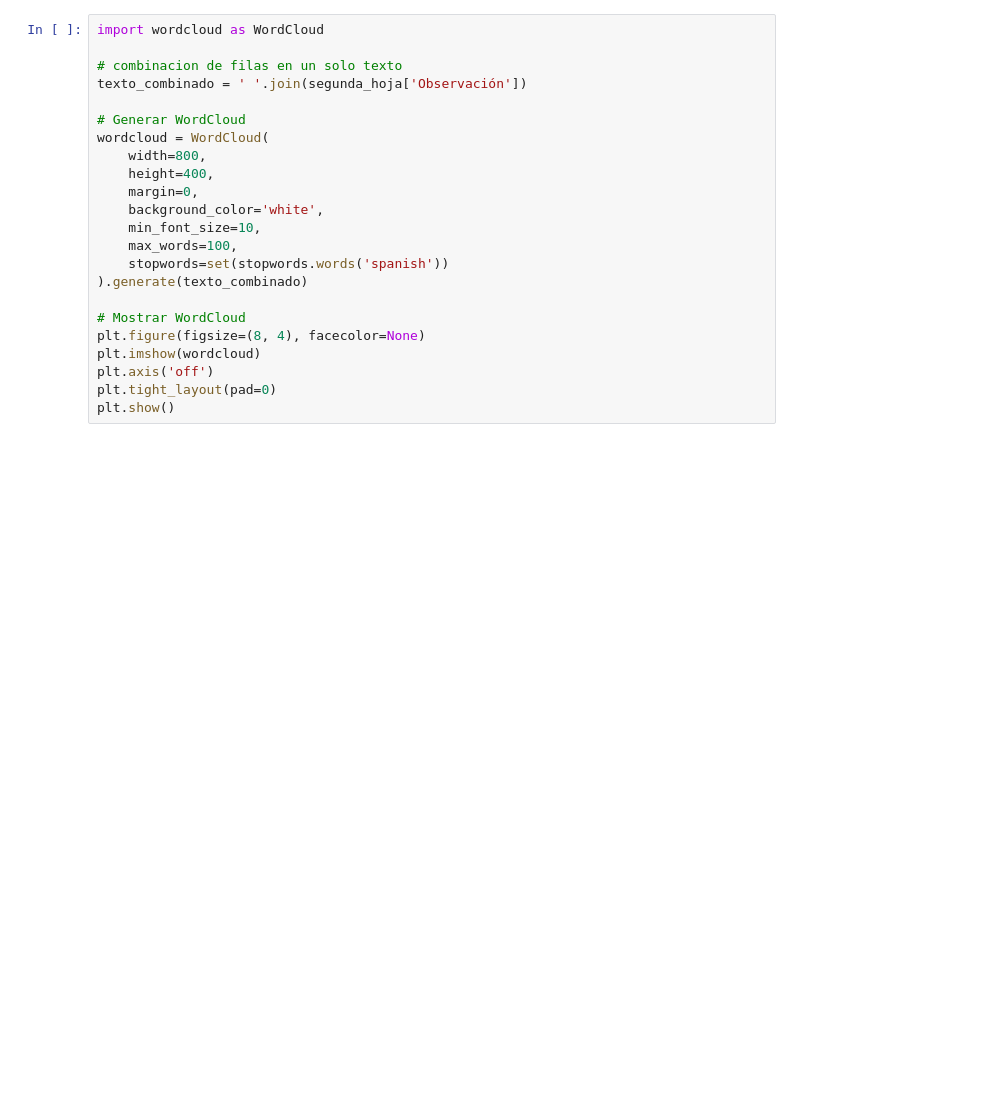
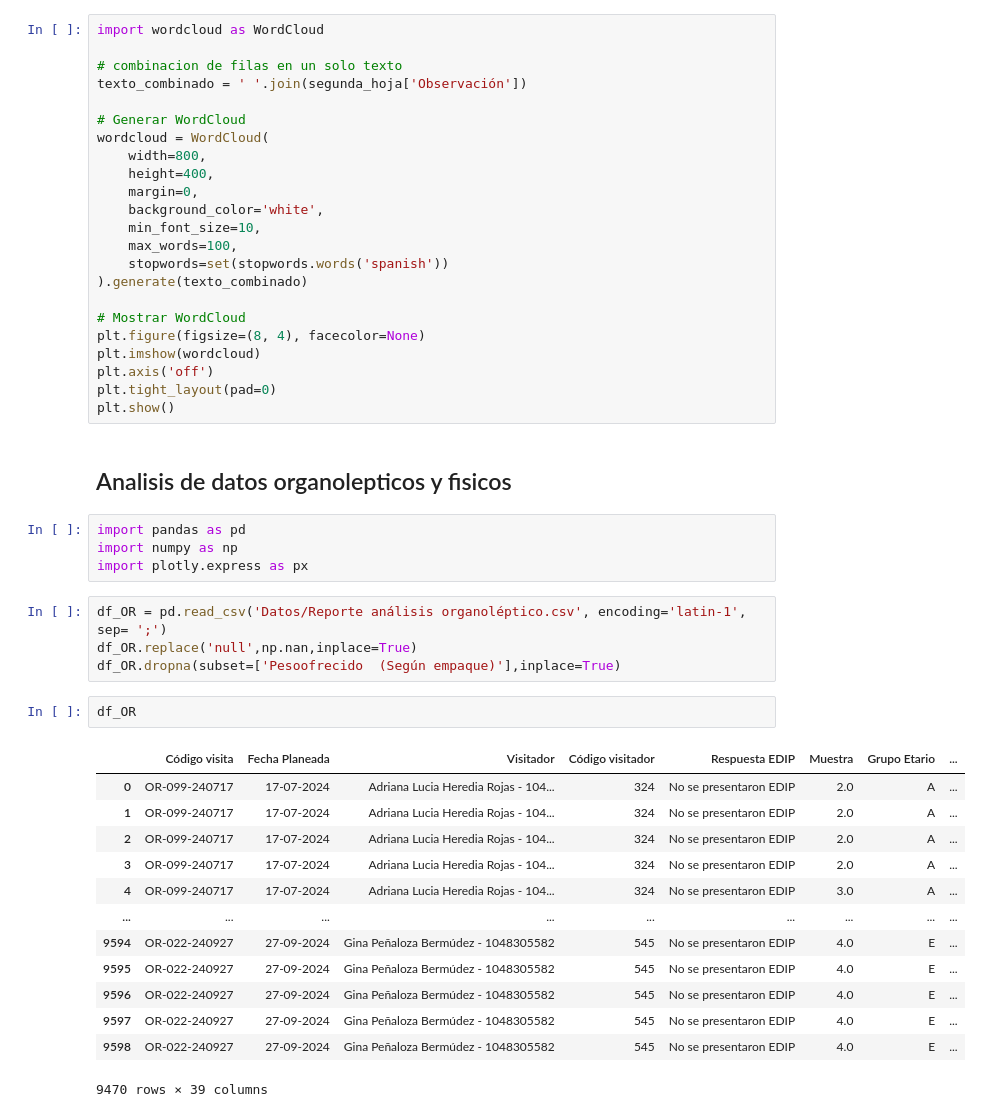
Before and after one commit to ComancheMario/Python-, a Jupyter notebook: PAE_Interventoria/2024-I/Untitled-1.ipynb, the cells around one changed output. Drawn from its saved outputs; the diff is of its cells as text; blank space fills up the shorter version.

```diff
--- a/PAE_Interventoria/2024-I/Untitled-1.ipynb
+++ b/PAE_Interventoria/2024-I/Untitled-1.ipynb
@@ -208,3 +208,29 @@ plt.imshow(wordcloud)
 plt.axis('off')
 plt.tight_layout(pad=0)
 plt.show()
+# %% [markdown]
+## Analisis de datos organolepticos y fisicos
+# %%
+import pandas as pd
+import numpy as np
+import plotly.express as px
+# %%
+df_OR = pd.read_csv('Datos/Reporte análisis organoléptico.csv', encoding='latin-1', sep= ';')
+df_OR.replace('null',np.nan,inplace=True)
+df_OR.dropna(subset=['Pesoofrecido  (Según empaque)'],inplace=True)
+# %%
+df_OR
+# %% [output]
+|  | Código visita | Fecha Planeada | Visitador | Código visitador | Respuesta EDIP | Muestra | Grupo Etario | ... |
+| 0 | OR-099-240717 | 17-07-2024 | Adriana Lucia Heredia Rojas - 104... | 324 | No se presentaron EDIP | 2.0 | A | ... |
+| 1 | OR-099-240717 | 17-07-2024 | Adriana Lucia Heredia Rojas - 104... | 324 | No se presentaron EDIP | 2.0 | A | ... |
+| 2 | OR-099-240717 | 17-07-2024 | Adriana Lucia Heredia Rojas - 104... | 324 | No se presentaron EDIP | 2.0 | A | ... |
+| 3 | OR-099-240717 | 17-07-2024 | Adriana Lucia Heredia Rojas - 104... | 324 | No se presentaron EDIP | 2.0 | A | ... |
+| 4 | OR-099-240717 | 17-07-2024 | Adriana Lucia Heredia Rojas - 104... | 324 | No se presentaron EDIP | 3.0 | A | ... |
+| ... | ... | ... | ... | ... | ... | ... | ... | ... |
+| 9594 | OR-022-240927 | 27-09-2024 | Gina Peñaloza Bermúdez - 1048305582 | 545 | No se presentaron EDIP | 4.0 | E | ... |
+| 9595 | OR-022-240927 | 27-09-2024 | Gina Peñaloza Bermúdez - 1048305582 | 545 | No se presentaron EDIP | 4.0 | E | ... |
+| 9596 | OR-022-240927 | 27-09-2024 | Gina Peñaloza Bermúdez - 1048305582 | 545 | No se presentaron EDIP | 4.0 | E | ... |
+| 9597 | OR-022-240927 | 27-09-2024 | Gina Peñaloza Bermúdez - 1048305582 | 545 | No se presentaron EDIP | 4.0 | E | ... |
+| 9598 | OR-022-240927 | 27-09-2024 | Gina Peñaloza Bermúdez - 1048305582 | 545 | No se presentaron EDIP | 4.0 | E | ... |
+9470 rows × 39 columns
```
Also changed, not shown: 2 other files.
